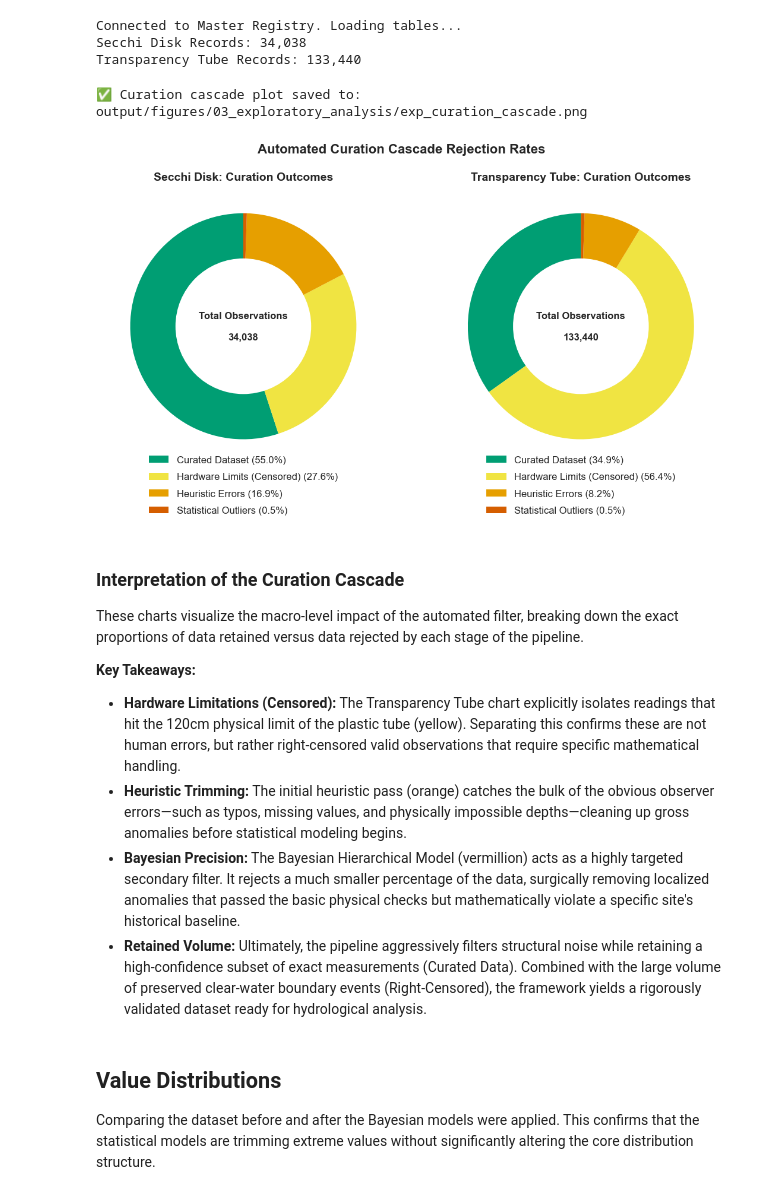
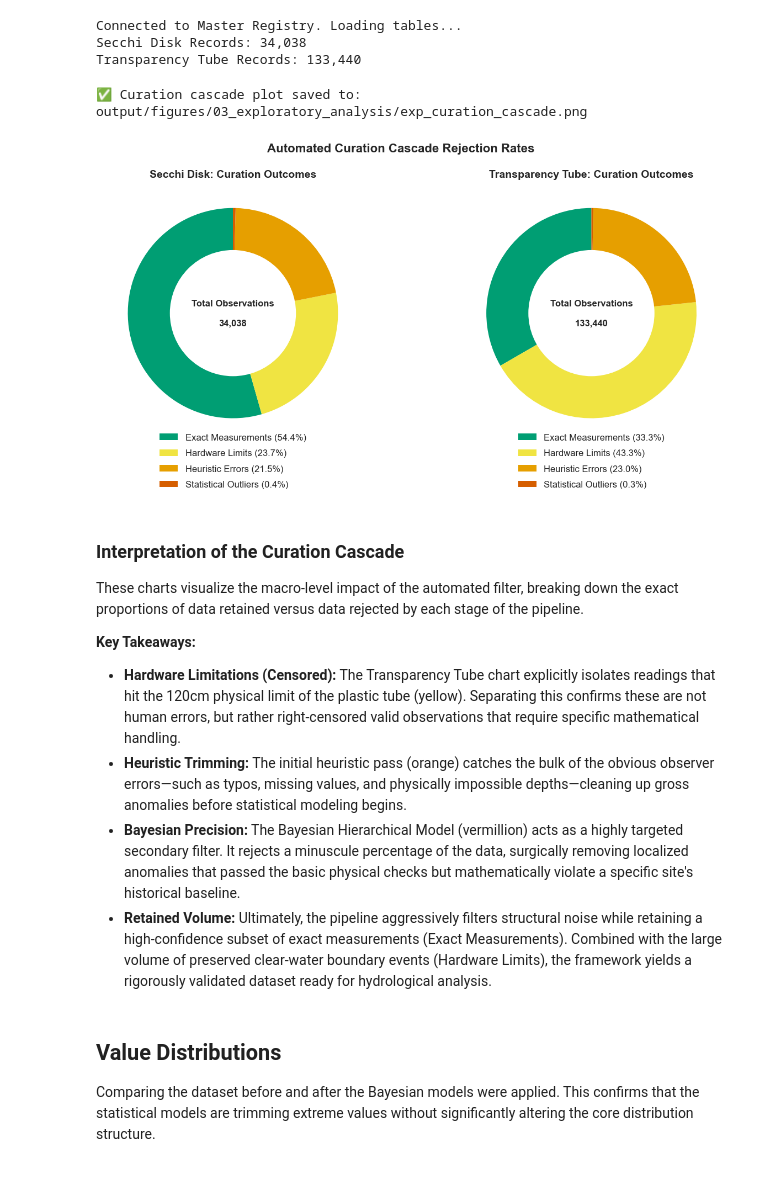
Before and after one commit to globe-curation-ai/curation-framework, a Jupyter notebook: notebooks/03_exploratory_analysis.ipynb, the cells around one changed output. Saved outputs shown, nothing was run; the diff lists cells and outputs as text; code cells hidden in the pictures.

```diff
--- a/notebooks/03_exploratory_analysis.ipynb
+++ b/notebooks/03_exploratory_analysis.ipynb
@@ -44,11 +44,16 @@ with sqlite3.connect(db_path) as conn:
     df_disk = pd.read_sql("SELECT * FROM measurements_disk", conn)
     df_tube = pd.read_sql("SELECT * FROM measurements_tube", conn)
 
-# Cast SQLite integer flags (0/1) to explicit boolean types
+# Cast SQLite flags to correct boolean types
 for df in [df_disk, df_tube]:
-    for col in ['passed_heuristics', 'is_censored', 'is_statistical_outlier']:
+    for col in ['passed_heuristics', 'is_censored']:
         if col in df.columns:
-            df[col] = df[col].astype(bool)
+            # Binary boolean flags
+            df[col] = df[col].fillna(False).astype(bool)
+
+    if 'is_statistical_outlier' in df.columns:
+        # Ternary logic (True/False/NA). NA = not evaluated or censored.
+        df['is_statistical_outlier'] = df['is_statistical_outlier'].astype('boolean')
 
 print(f"Secchi Disk Records: {len(df_disk):,}")
 print(f"Transparency Tube Records: {len(df_tube):,}")
@@ -65,7 +70,7 @@ Transparency Tube Records: 133,440
 save_plot = True
 
 # Reduce horizontal dead space
-fig, axes = plt.subplots(1, 2, figsize=(14, 7))
+fig, axes = plt.subplots(1, 2, figsize=(16, 7))
 
 def plot_donut(ax, df, title):
     total_raw = len(df)
@@ -73,11 +78,12 @@ def plot_donut(ax, df, title):
     # Calculate mutually exclusive slices
     censored = df['is_censored'].sum()
     failed_heuristics = len(df[(df['passed_heuristics'] == False) & (df['is_censored'] == False)])
-    failed_stats = len(df[(df['passed_heuristics'] == True) & (df['is_statistical_outlier'] == True) & (df['is_censored'] == False)])
-    final_clean = len(df[(df['passed_heuristics'] == True) & (df['is_statistical_outlier'] == False) & (df['is_censored'] == False)])
+    failed_stats = len(df[(df['passed_heuristics'] == True) & (df['is_statistical_outlier'].eq(True)) & (df['is_censored'] == False)])
 
-    # Dynamically build labels to filter out empty slices (e.g., Disk has no censored data)
-    raw_labels = ['Curated Dataset', 'Hardware Limits (Censored)', 'Heuristic Errors', 'Statistical Outliers']
+    # Merge both statistically verified data (False) and historical data that passed heuristics but bypassed the model (NA)
+    final_clean = len(df[(df['passed_heuristics'] == True) & (df['is_statistical_outlier'].fillna(False) == False) & (df['is_censored'] == False)])
+
+    raw_labels = ['Exact Measurements', 'Hardware Limits', 'Heuristic Errors', 'Statistical Outliers']
     raw_sizes = [final_clean, censored, failed_heuristics, failed_stats]
 
     # Set slice colors
@@ -116,37 +122,38 @@ def plot_donut(ax, df, title):
               fontsize=12, frameon=False, labelspacing=0.8)
 
 # Generate the plots
 plot_donut(axes[0], df_disk, 'Secchi Disk: Curation Outcomes')
 plot_donut(axes[1], df_tube, 'Transparency Tube: Curation Outcomes')
 
 # Tighten vertical spacing between title and subplots
 plt.suptitle("Automated Curation Cascade Rejection Rates", fontsize=16, y=0.98, fontweight='bold')
 plt.subplots_adjust(top=0.88, bottom=0.20, wspace=0.1)
 
 # Save the high resolution plot image
 if save_plot:
     donut_fig_path = os.path.join(output_dir, 'exp_curation_cascade.png')
     plt.savefig(donut_fig_path, bbox_inches='tight', dpi=300)
-    print(f"✅ Curation cascade plot saved to: {donut_fig_path}")
+    print(f"✅ Curation cascade plot saved to: {donut_fig_path}\n")
 
 plt.show()
 
 # --- Embedded Interpretation ---
 caption_cascade = """
 ### Interpretation of the Curation Cascade
 
 These charts visualize the macro-level impact of the automated filter, breaking down the exact proportions of data retained versus data rejected by each stage of the pipeline.
 
 **Key Takeaways:**
 * **Hardware Limitations (Censored):** The Transparency Tube chart explicitly isolates readings that hit the 120cm physical limit of the plastic tube (yellow). Separating this confirms these are not human errors, but rather right-censored valid observations that require specific mathematical handling.
 * **Heuristic Trimming:** The initial heuristic pass (orange) catches the bulk of the obvious observer errors—such as typos, missing values, and physically impossible depths—cleaning up gross anomalies before statistical modeling begins.
-* **Bayesian Precision:** The Bayesian Hierarchical Model (vermillion) acts as a highly targeted secondary filter. It rejects a much smaller percentage of the data, surgically removing localized anomalies that passed the basic physical checks but mathematically violate a specific site's historical baseline.
-* **Retained Volume:** Ultimately, the pipeline aggressively filters structural noise while retaining a high-confidence subset of exact measurements (Curated Data). Combined with the large volume of preserved clear-water boundary events (Right-Censored), the framework yields a rigorously validated dataset ready for hydrological analysis.
+* **Bayesian Precision:** The Bayesian Hierarchical Model (vermillion) acts as a highly targeted secondary filter. It rejects a minuscule percentage of the data, surgically removing localized anomalies that passed the basic physical checks but mathematically violate a specific site's historical baseline.
+* **Retained Volume:** Ultimately, the pipeline aggressively filters structural noise while retaining a high-confidence subset of exact measurements (Exact Measurements). Combined with the large volume of preserved clear-water boundary events (Hardware Limits), the framework yields a rigorously validated dataset ready for hydrological analysis.
 """
+from IPython.display import display, Markdown
 display(Markdown(caption_cascade))
 # %% [output]
 ✅ Curation cascade plot saved to: output/figures/03_exploratory_analysis/exp_curation_cascade.png
-[figure, old version]
+[figure, new version]
 
 ### Interpretation of the Curation Cascade
 
@@ -155,8 +162,8 @@ These charts visualize the macro-level impact of the automated filter, breaking
 **Key Takeaways:**
 * **Hardware Limitations (Censored):** The Transparency Tube chart explicitly isolates readings that hit the 120cm physical limit of the plastic tube (yellow). Separating this confirms these are not human errors, but rather right-censored valid observations that require specific mathematical handling.
 * **Heuristic Trimming:** The initial heuristic pass (orange) catches the bulk of the obvious observer errors—such as typos, missing values, and physically impossible depths—cleaning up gross anomalies before statistical modeling begins.
-* **Bayesian Precision:** The Bayesian Hierarchical Model (vermillion) acts as a highly targeted secondary filter. It rejects a much smaller percentage of the data, surgically removing localized anomalies that passed the basic physical checks but mathematically violate a specific site's historical baseline.
-* **Retained Volume:** Ultimately, the pipeline aggressively filters structural noise while retaining a high-confidence subset of exact measurements (Curated Data). Combined with the large volume of preserved clear-water boundary events (Right-Censored), the framework yields a rigorously validated dataset ready for hydrological analysis.
+* **Bayesian Precision:** The Bayesian Hierarchical Model (vermillion) acts as a highly targeted secondary filter. It rejects a minuscule percentage of the data, surgically removing localized anomalies that passed the basic physical checks but mathematically violate a specific site's historical baseline.
+* **Retained Volume:** Ultimately, the pipeline aggressively filters structural noise while retaining a high-confidence subset of exact measurements (Exact Measurements). Combined with the large volume of preserved clear-water boundary events (Hardware Limits), the framework yields a rigorously validated dataset ready for hydrological analysis.
 # %% [markdown]
 ## Value Distributions
 Comparing the dataset before and after the Bayesian models were applied. This confirms that the statistical models are trimming extreme values without significantly altering the core distribution structure.
```
Also changed, not shown: parts of 8 cells of this notebook, 14 other files.
